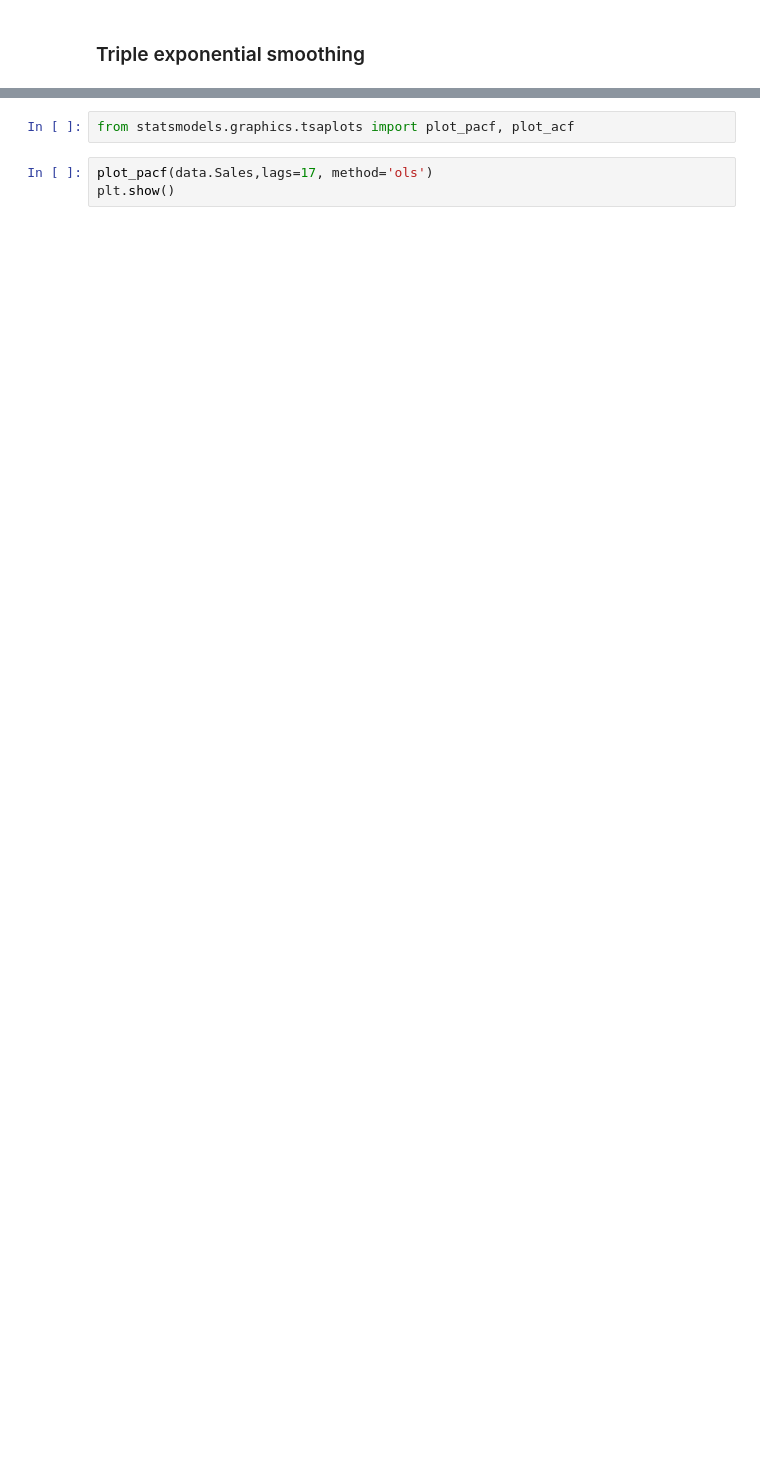
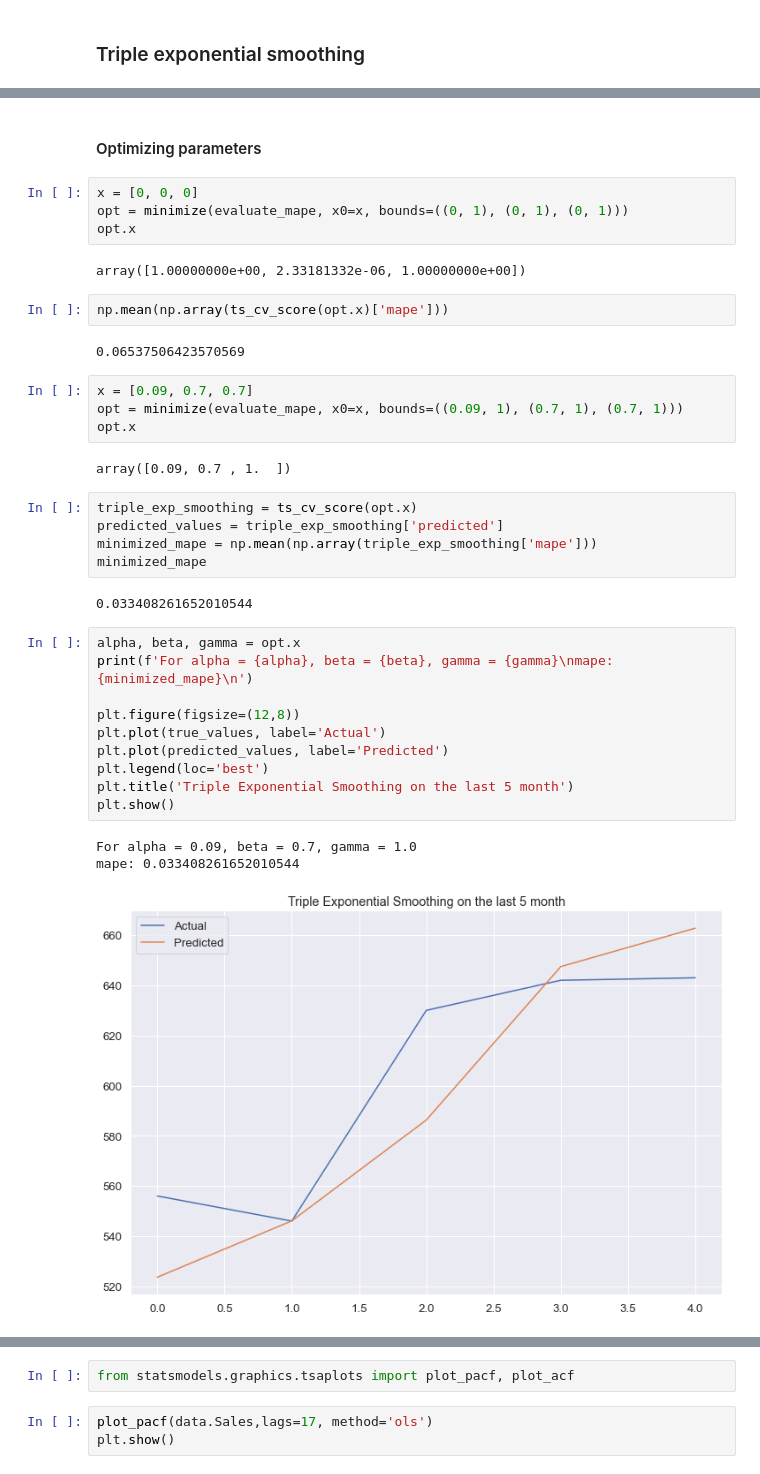
Before and after one commit to Dosann/Time-series-forecast, a Jupyter notebook: shipment_forecast.ipynb, the cells around one changed output, grey strips where cells are left out. Saved outputs shown, nothing was run; the diff lists cells and outputs as text; blank space fills up the shorter version.

```diff
--- a/shipment_forecast.ipynb
+++ b/shipment_forecast.ipynb
@@ -422 +368,40 @@ plt.show()
+# %% [markdown]
+#### Optimizing parameters
+# %%
+x = [0, 0, 0]
+opt = minimize(evaluate_mape, x0=x, bounds=((0, 1), (0, 1), (0, 1)))
+opt.x
+# %% [output]
+array([1.00000000e+00, 2.33181332e-06, 1.00000000e+00])
+# %%
+np.mean(np.array(ts_cv_score(opt.x)['mape']))
+# %% [output]
+0.06537506423570569
+# %%
+x = [0.09, 0.7, 0.7]
+opt = minimize(evaluate_mape, x0=x, bounds=((0.09, 1), (0.7, 1), (0.7, 1)))
+opt.x
+# %% [output]
+array([0.09, 0.7 , 1.  ])
+# %%
+triple_exp_smoothing = ts_cv_score(opt.x)
+predicted_values = triple_exp_smoothing['predicted']
+minimized_mape = np.mean(np.array(triple_exp_smoothing['mape']))
+minimized_mape
+# %% [output]
+0.033408261652010544
+# %%
+alpha, beta, gamma = opt.x
+print(f'For alpha = {alpha}, beta = {beta}, gamma = {gamma}\nmape: {minimized_mape}\n')
+
+plt.figure(figsize=(12,8))
+plt.plot(true_values, label='Actual')
+plt.plot(predicted_values, label='Predicted')
+plt.legend(loc='best')
+plt.title('Triple Exponential Smoothing on the last 5 month')
+plt.show()
+# %% [output]
+For alpha = 0.09, beta = 0.7, gamma = 1.0
+mape: 0.033408261652010544
+[figure, added]
 # %% [markdown]
```
Also changed, not shown: parts of 68 cells of this notebook.
